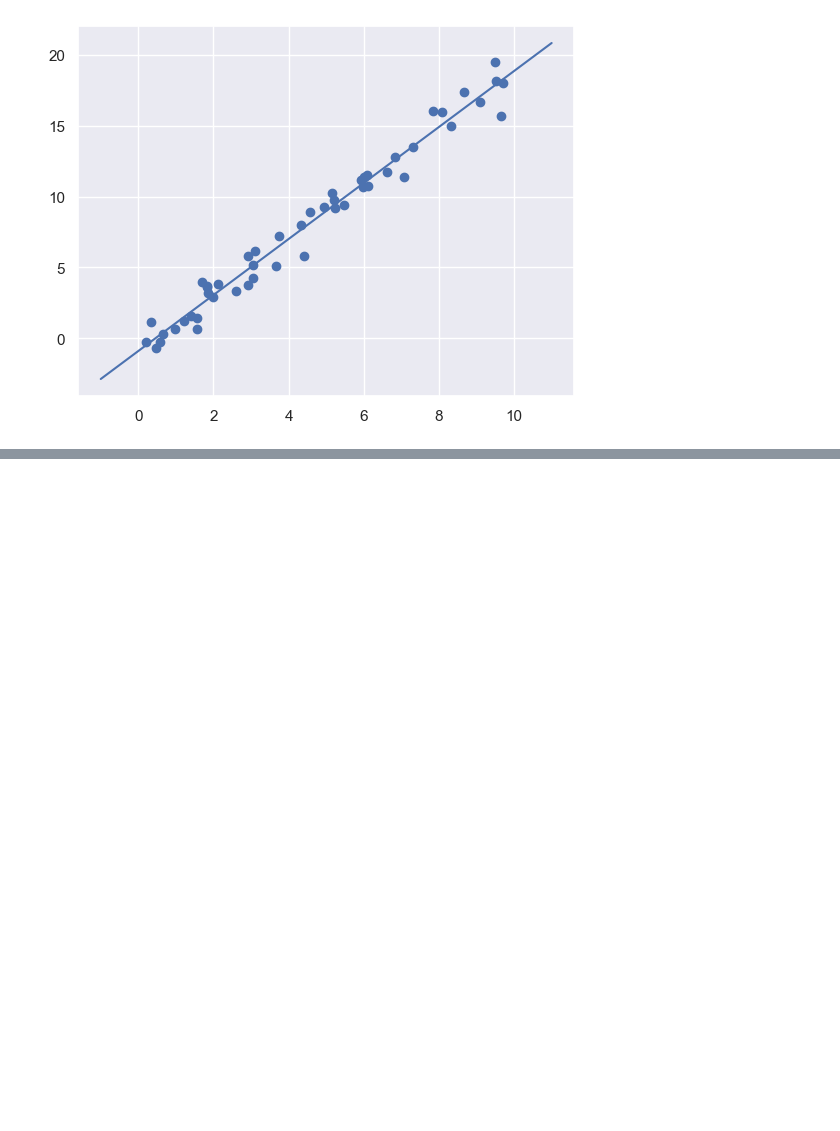
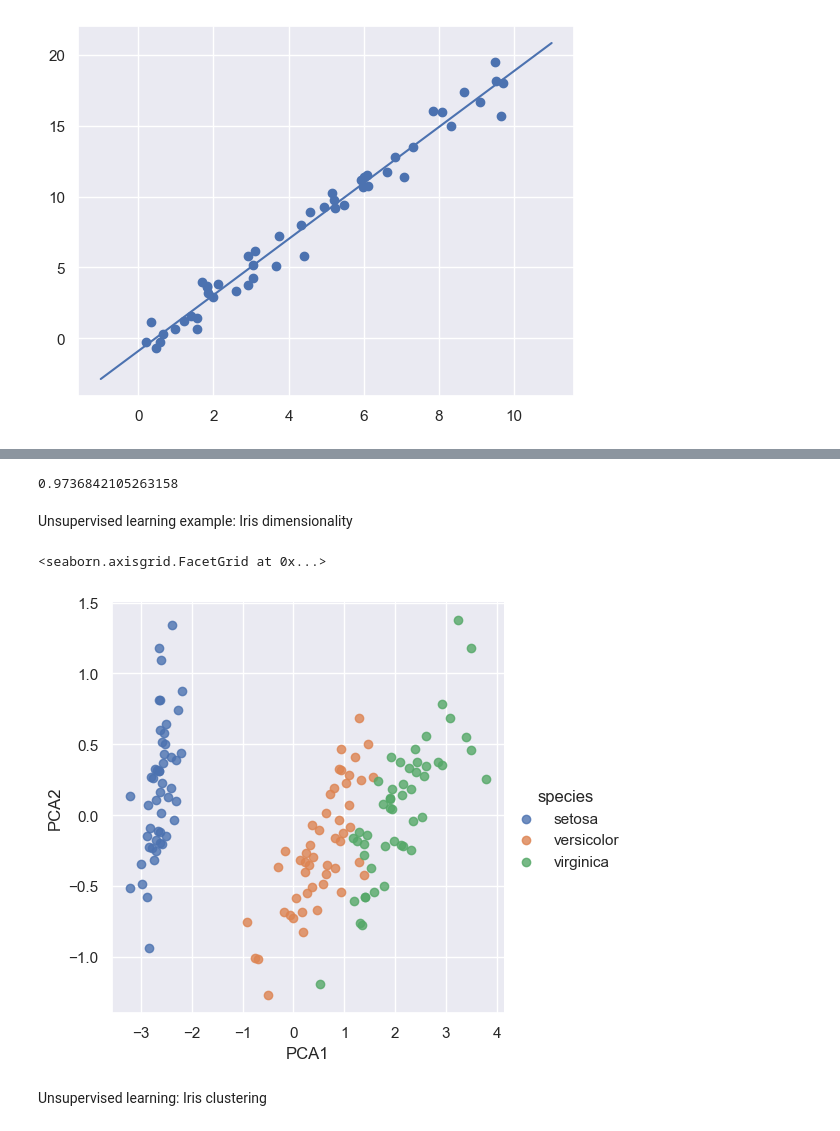
Before and after one commit to Bryan5776/Leraning_python, a Jupyter notebook: Python_data_science_book/python_data_science_book.ipynb, the cells around one changed output, grey strips where cells are left out. Cells and saved outputs as stored; diff of their text form; code cells hidden in the pictures; blank space fills up the shorter version.

```diff
--- a/Python_data_science_book/python_data_science_book.ipynb
+++ b/Python_data_science_book/python_data_science_book.ipynb
@@ -98,0 +111,25 @@ plt.plot(xfit, yfit);
+# %%
+#Finally, we can use the accuracy_score utility to see the fraction of predicted labels
+#that match their true value:
+from sklearn.metrics import accuracy_score
+accuracy_score(ytest, y_model)
+# %% [output]
+0.9736842105263158
+# %% [markdown]
+Unsupervised learning example: Iris dimensionality
+# %%
+#convert the four dimentional iris data into a less dimensional (2D) set that can describe the data
+#PCA is Principal Component Analysis
+from sklearn.decomposition import PCA # 1. Choose the model class
+model = PCA(n_components=2) # 2. Instantiate the model with hyperparameters
+model.fit(X_iris) # 3. Fit to data. Notice y is not specified!
+X_2D = model.transform(X_iris) # 4. Transform the data to two dimensions
+# %%
+iris['PCA1'] = X_2D[:, 0]
+iris['PCA2'] = X_2D[:, 1]
+sns.lmplot(x="PCA1",y= "PCA2", hue='species', data=iris, fit_reg=False)
+# %% [output]
+<seaborn.axisgrid.FacetGrid at 0x...>
+[figure, added]
+# %% [markdown]
+Unsupervised learning: Iris clustering
```
Also changed, not shown: parts of 14 cells of this notebook, 1 other file.
